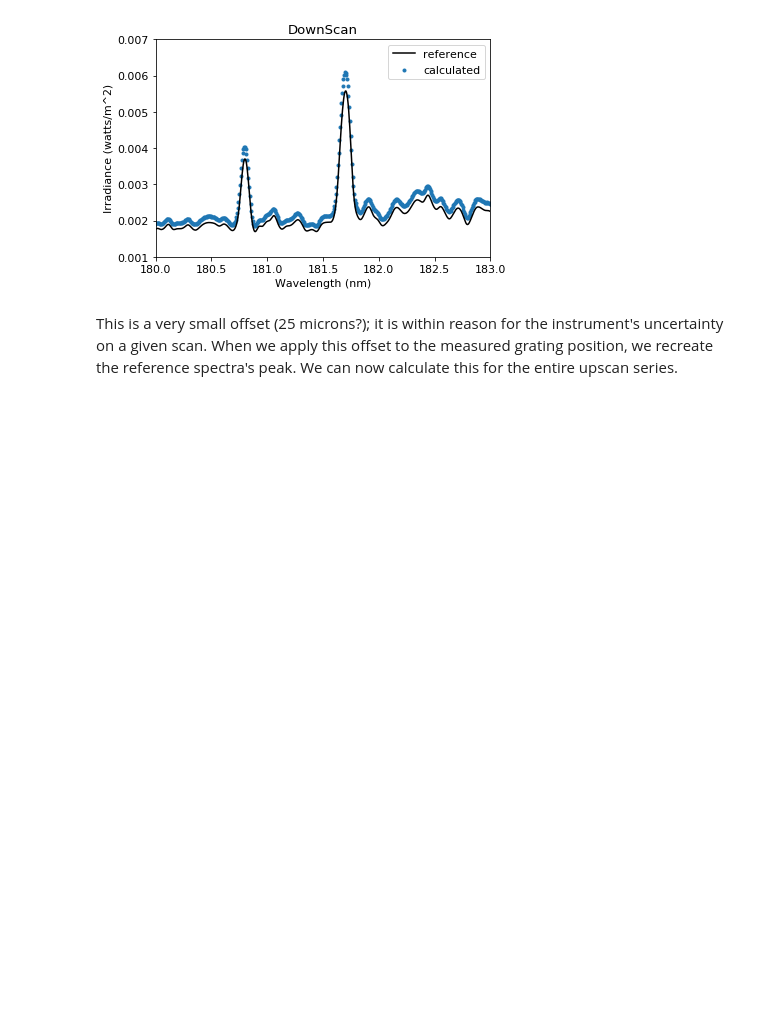
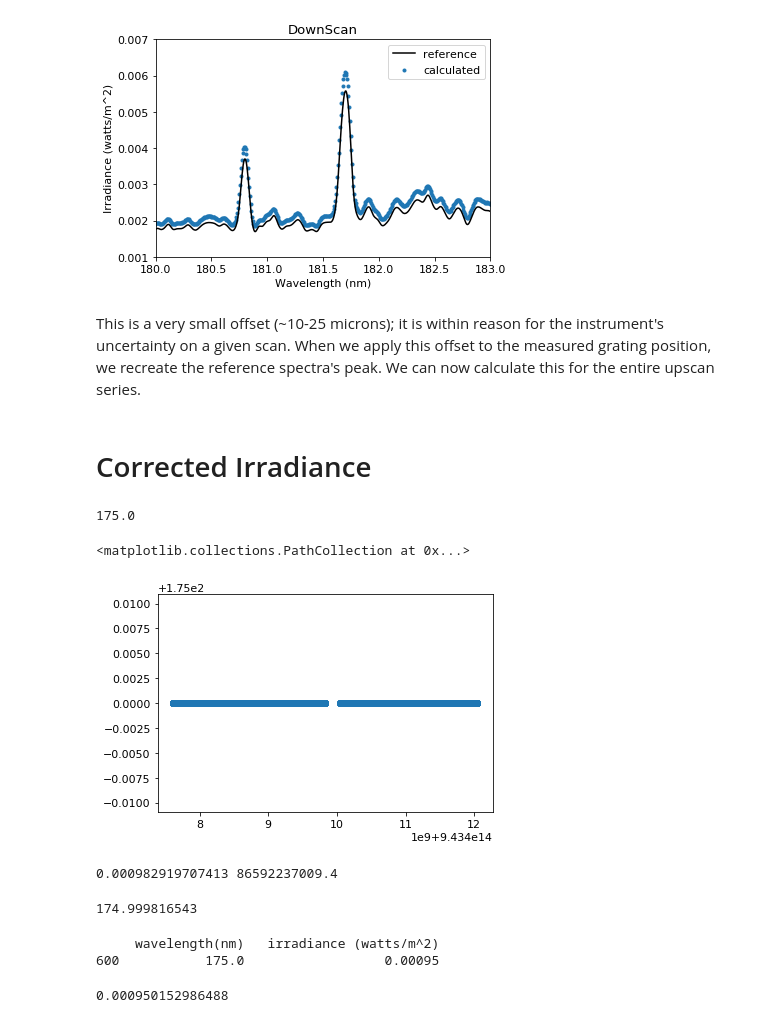
Before and after one commit to wcarande/telemetryChallenge, a Jupyter notebook: py/codingChallenge.ipynb, the cells around one changed output. Saved outputs shown, nothing was run; the diff lists cells and outputs as text; code cells hidden in the pictures; blank space fills up the shorter version.

Commit message:
started irradiance correction

```diff
--- a/py/codingChallenge.ipynb
+++ b/py/codingChallenge.ipynb
@@ -476,4 +466,48 @@ epsilon for UpScan 25.3191041238
 epsilon for DownScan 13.6423654048
 [figure]
 # %% [markdown]
-This is a very small offset (25 microns?); it is within reason for the instrument's uncertainty on a given scan.  When we apply this offset to the measured grating position, we recreate the reference spectra's peak.  We can now calculate this for the entire upscan series.
+This is a very small offset (~10-25 microns); it is within reason for the instrument's uncertainty on a given scan.  When we apply this offset to the measured grating position, we recreate the reference spectra's peak.  We can now calculate this for the entire upscan series.
+# %% [markdown]
+# Corrected Irradiance
+# %%
+# define new dataframe for convenience
+df_constant = df_data[df_data['plan']=='ConstantWavelength']
+
+# Set a tolerance to filter out the grating position change in the middle
+tolerance = 0.001
+
+# Find the median value of the constant wavelength range
+medianCW = df_constant['wavelength'].median()
+print medianCW
+# %% [output]
+175.0
+# %%
+# Drop any values that are outside the tolerance range
+df_drop = df_constant[abs(df_constant['wavelength']-medianCW)<tolerance]
+# %%
+# Make sure the wavelength is constant
+plt.scatter(df_drop['microsecondsSinceGpsEpoch'], df_drop['wavelength'])
+# %% [output]
+<matplotlib.collections.PathCollection at 0x...>
+[figure, added]
+# %%
+# What is the mean irradiance for the constant wavelength?
+constantIrradiance = df_drop['irradiance'].mean()
+constantCPSPA = df_drop['cpspaCorrected'].mean()
+print constantIrradiance, constantCPSPA
+# %% [output]
+0.000982919707413 86592237009.4
+# %%
+# Find the mean corrected wavelength
+constantWavelength = df_drop['wavelengthCorrected'].mean()
+print constantWavelength
+# %% [output]
+174.999816543
+# %%
+# find the point in the reference spectrum closest to the constant wavelength
+# this will look for points within 0.0001 nm
+df_refCW = df_refSpectrum[abs(df_refSpectrum['wavelength(nm)'] - constantWavelength) < 0.001]
+print df_refCW
+# %% [output]
+     wavelength(nm)   irradiance (watts/m^2)
+600           175.0                  0.00095
@@ -479,0 +516,5 @@ This is a very small offset (25 microns?); it is within reason for the instrumen
+# %%
+refIrradiance = float(df_refCW['irradiance (watts/m^2)'])
+print refIrradiance
+# %% [output]
+0.000950152986488
```
Also changed, not shown: parts of 7 cells of this notebook.
